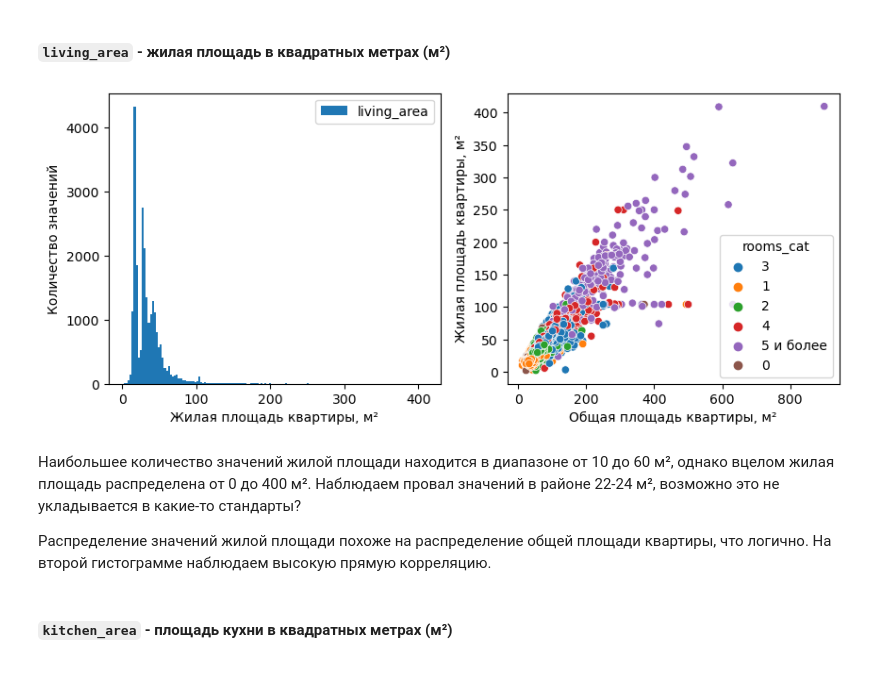
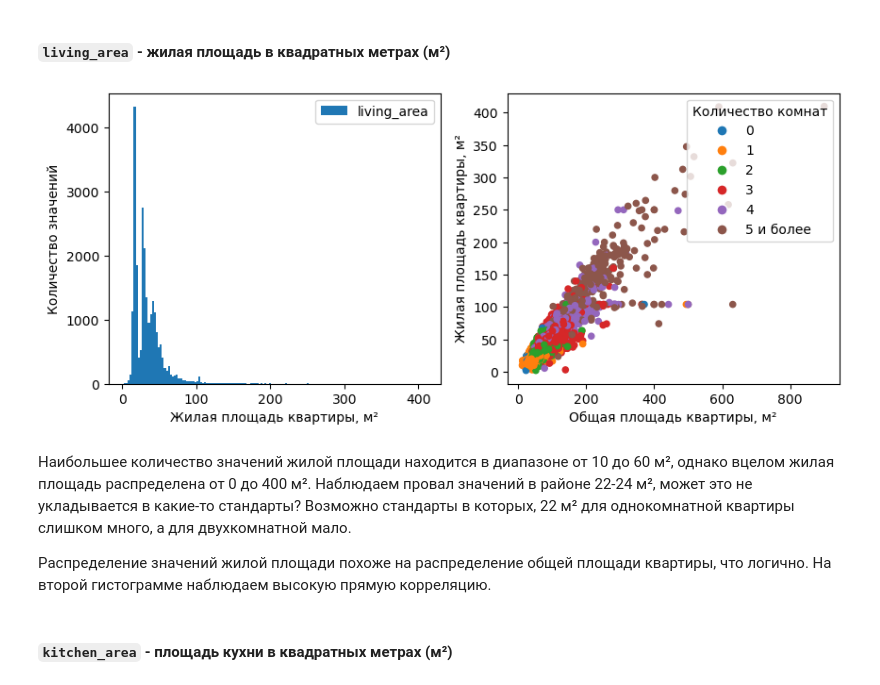
Before and after one commit to max150797/DataScience_Projects, a Jupyter notebook: Проекты по анализу данных/Исследование рынка недвижимости в Санкт-Петербурге/Разведывательный анализ данных.ipynb, the cells around one changed output. Saved outputs shown, nothing was run; the diff lists cells and outputs as text; code cells hidden in the pictures.

```diff
--- a/Проекты по анализу данных/Исследование рынка недвижимости в Санкт-Петербурге/Разведывательный анализ данных.ipynb
+++ b/Проекты по анализу данных/Исследование рынка недвижимости в Санкт-Петербурге/Разведывательный анализ данных.ipynb
@@ -287,0 +376,11 @@ for factor in dist_factors:
+# %%
+data['cityCenters_nearest'] = data['cityCenters_nearest'].where(data['locality_name']!='посёлок Мурино', 17300)
+data['cityCenters_nearest'] = data['cityCenters_nearest'].where(data['locality_name']!='Всеволожск', 24000)
+data['cityCenters_nearest'] = data['cityCenters_nearest'].where(data['locality_name']!='Гатчина', 46300)
+data['cityCenters_nearest'] = data['cityCenters_nearest'].where(data['locality_name']!='деревня Кудрово', 12600)
+data['cityCenters_nearest'] = data['cityCenters_nearest'].where(data['locality_name']!='Выборг', 137800)
+data['cityCenters_nearest'] = data['cityCenters_nearest'].where(data['locality_name']!='Кудрово', 12600)
+data['cityCenters_nearest'] = data['cityCenters_nearest'].where(data['locality_name']!='деревня Новое Девяткино', 24100)
+data['cityCenters_nearest'] = data['cityCenters_nearest'].where(data['locality_name']!='Сертолово', 40700)
+data['cityCenters_nearest'] = data['cityCenters_nearest'].where(data['locality_name']!='Кириши', 158600)
+data['cityCenters_nearest'] = data['cityCenters_nearest'].where(data['locality_name']!='Сланцы', 181700)
@@ -287,0 +410,2 @@ for factor in dist_factors:
+# %%
+data['parks_around3000'] = data['parks_around3000'].fillna(0)
@@ -287,0 +442,2 @@ for factor in dist_factors:
+# %%
+data['ponds_around3000'] = data['ponds_around3000'].fillna(0)
@@ -408,5 +573,0 @@ Name: locality_name_correct, Length: 306, dtype: int64
-# %%
-for factor in dist_factors:
-    for t in data['locality_name_correct'].unique():
-        data.loc[(data['locality_name_correct'] == t) & (data[factor].isna()), factor] = \
-        data.loc[(data['locality_name_correct'] == t), factor].median()
@@ -536,20 +683,29 @@ plt.show()
 #### `living_area` - жилая площадь в квадратных метрах (м²)
 # %%
 fig, axes = plt.subplots(1, 2, figsize=(10, 4))
+
+colors = {'0':'tab:blue', '1':'tab:orange',
+          '2':'tab:green', '3':'tab:red',
+          '4':'tab:purple', '5 и более':'tab:brown'}
+
 data.plot(kind='hist', y='living_area', bins=150, ax=axes[0])
-sns.scatterplot(data, y='living_area', x='total_area', hue='rooms_cat')
+data.plot(kind='scatter', y='living_area', x='total_area', ax=axes[1], c=data['rooms_cat'].map(colors))
+# добавим легенду
+handles = [Line2D([0], [0], marker='o', color='w', markerfacecolor=v, label=k, markersize=8)
+           for k, v in colors.items()]
+axes[1].legend(title='Количество комнат', handles=handles, loc='upper right')
 
 axes[0].set_ylabel('Количество значений')
 axes[1].set_ylabel('Жилая площадь квартиры, м²')
 
 axes[0].set_xlabel('Жилая площадь квартиры, м²')
 axes[1].set_xlabel('Общая площадь квартиры, м²')
 
 plt.show()
 # %% [output]
-[figure, old version]
+[figure, new version]
 # %% [markdown]
-Наибольшее количество значений жилой площади находится в диапазоне от 10 до 60 м², однако вцелом жилая площадь распределена от 0 до 400 м². Наблюдаем провал значений в районе 22-24 м², возможно это не укладывается в какие-то стандарты?
+Наибольшее количество значений жилой площади находится в диапазоне от 10 до 60 м², однако вцелом жилая площадь распределена от 0 до 400 м². Наблюдаем провал значений в районе 22-24 м², может это не укладывается в какие-то стандарты? Возможно стандарты в которых, 22 м² для однокомнатной квартиры слишком много, а для двухкомнатной мало.
 
 Распределение значений жилой площади похоже на распределение общей площади квартиры, что логично. На второй гистограмме наблюдаем высокую прямую корреляцию.
 # %% [markdown]
```
Also changed, not shown: parts of 68 cells of this notebook, 1 other file.
